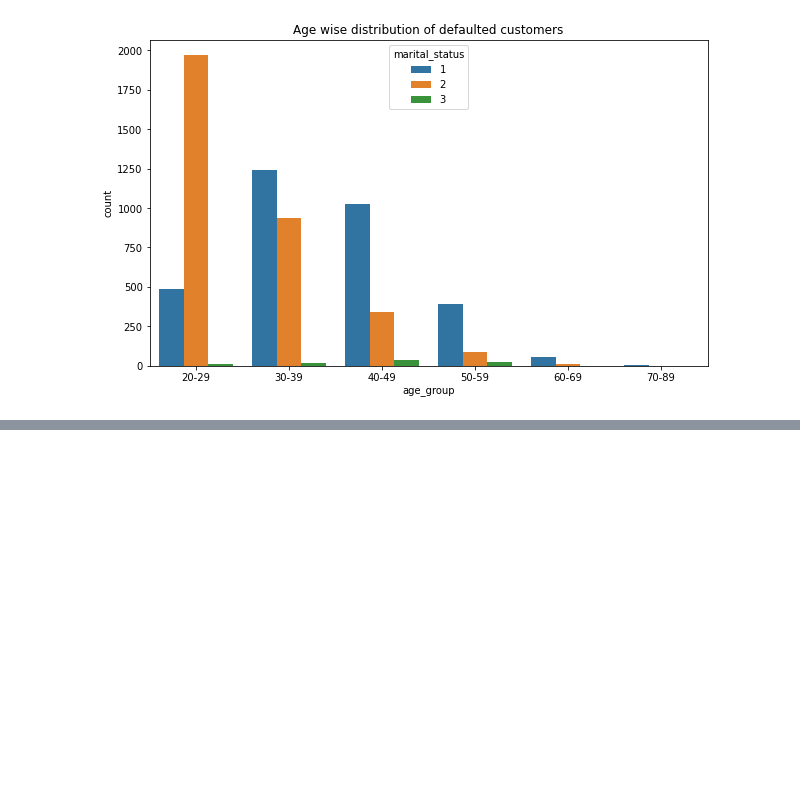
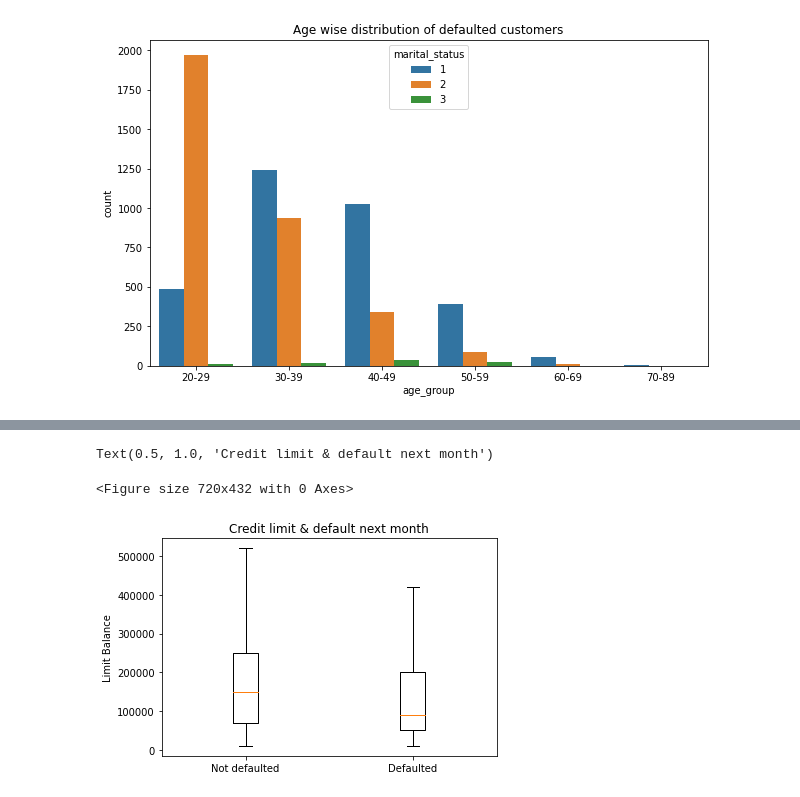
Before and after one commit to shreesha2304/Credit-Card-Default-Prediction, a Jupyter notebook: Credit_Card_Default_Prediction_Capstone_Project.ipynb, the cells around one changed output, grey strips where cells are left out. Drawn from its saved outputs; the diff is of its cells as text; code cells hidden in the pictures; blank space fills up the shorter version.

```diff
--- a/Credit_Card_Default_Prediction_Capstone_Project.ipynb
+++ b/Credit_Card_Default_Prediction_Capstone_Project.ipynb
@@ -394,0 +525,15 @@ Text(0.5, 1.0, 'Age wise distribution of defaulted customers')
+# %%
+def_0 = df.loc[df['defaulted'] == 0,'limit_bal']
+def_1 = df.loc[df['defaulted'] == 1,'limit_bal']
+
+plt.figure(figsize=(10,6))
+fig, ax = plt.subplots()
+ax.boxplot([def_0, def_1],  showfliers=False)
+
+ax.set_xticklabels(['Not defaulted',"Defaulted"])
+ax.set_ylabel('Limit Balance')
+ax.set_title('Credit limit & default next month')
+# %% [output]
+Text(0.5, 1.0, 'Credit limit & default next month')
+<Figure size 720x432 with 0 Axes>
+[figure, added]
```
Also changed, not shown: parts of 81 cells of this notebook.
